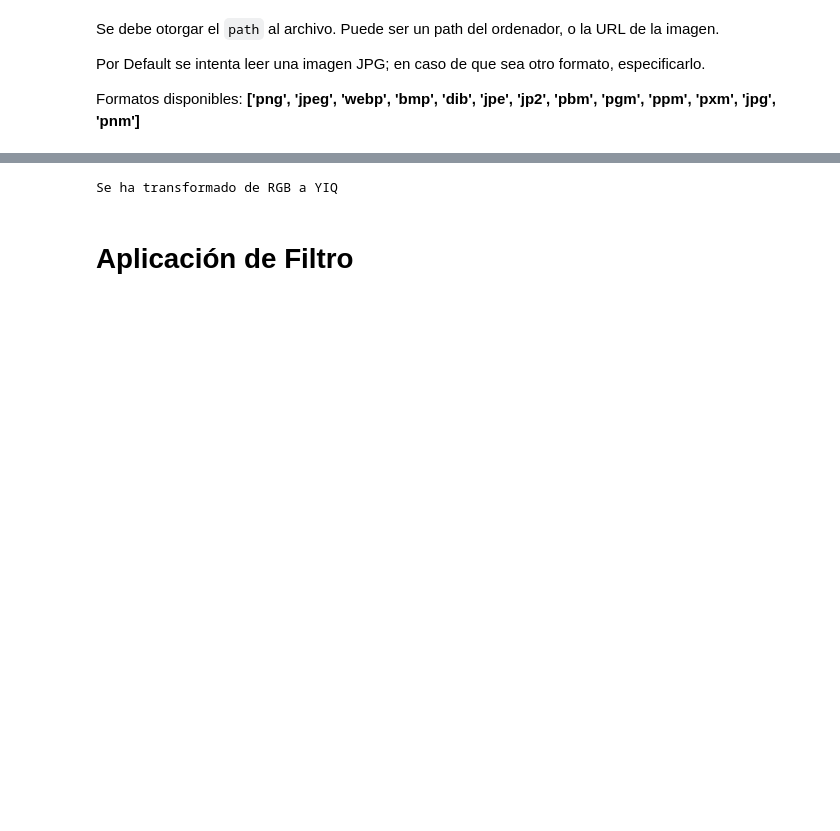
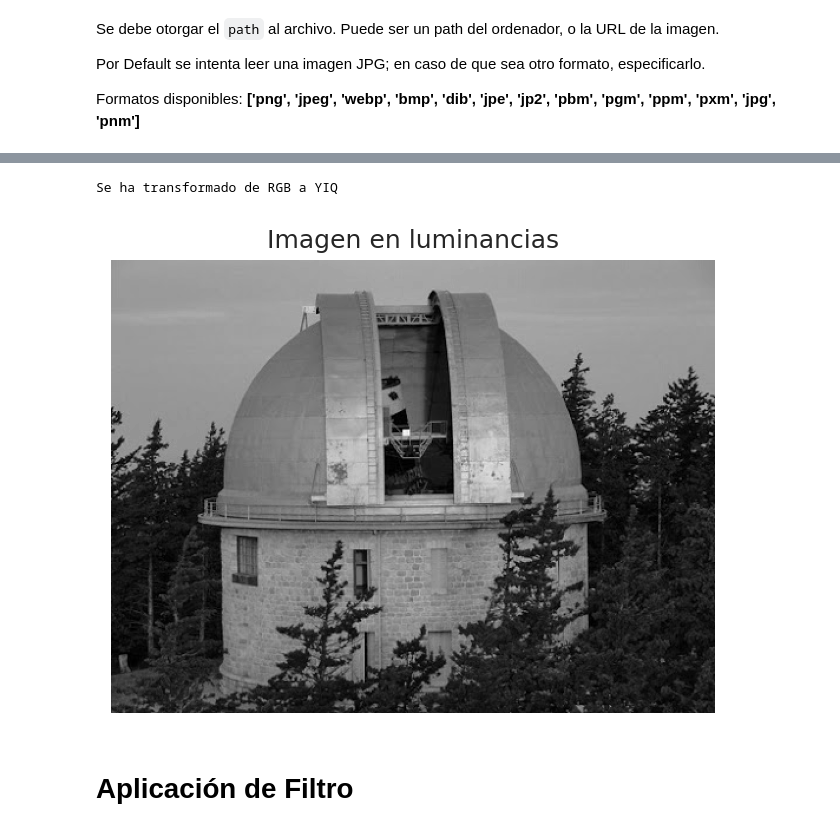
Before and after one commit to Gianuzzi/Proc_de_Img_-DD2020, a Jupyter notebook: Ejercicio2.1.ipynb, the cells around one changed output, grey strips where cells are left out. Saved outputs shown, nothing was run; the diff lists cells and outputs as text; code cells hidden in the pictures; blank space fills up the shorter version.

```diff
--- a/Ejercicio2.1.ipynb
+++ b/Ejercicio2.1.ipynb
@@ -66,10 +71,17 @@ Para este práctico, se trabajará con las luminancias.
 # %%
 if not lum:                                     # Si tiene colores...
     YIQ = RGBtoYIQ(img, normed=True, verb=True) # Pasamos a YIQ
     Y   = YIQ[:,:,0]                            # Obtenemos Y
+    #Plot
+    plt.figure(dpi=150)
+    plt.title('Imagen en luminancias')
+    plt.axis('off')
+    plt.imshow(Y, plt.cm.gray)
+    plt.show()
 else: Y = img
 # %% [output]
 Se ha transformado de RGB a YIQ
+[figure, added]
 # %% [markdown]
 # Aplicación de Filtro
 # %% [markdown]
```
Also changed, not shown: parts of 10 cells of this notebook, 4 other files.
